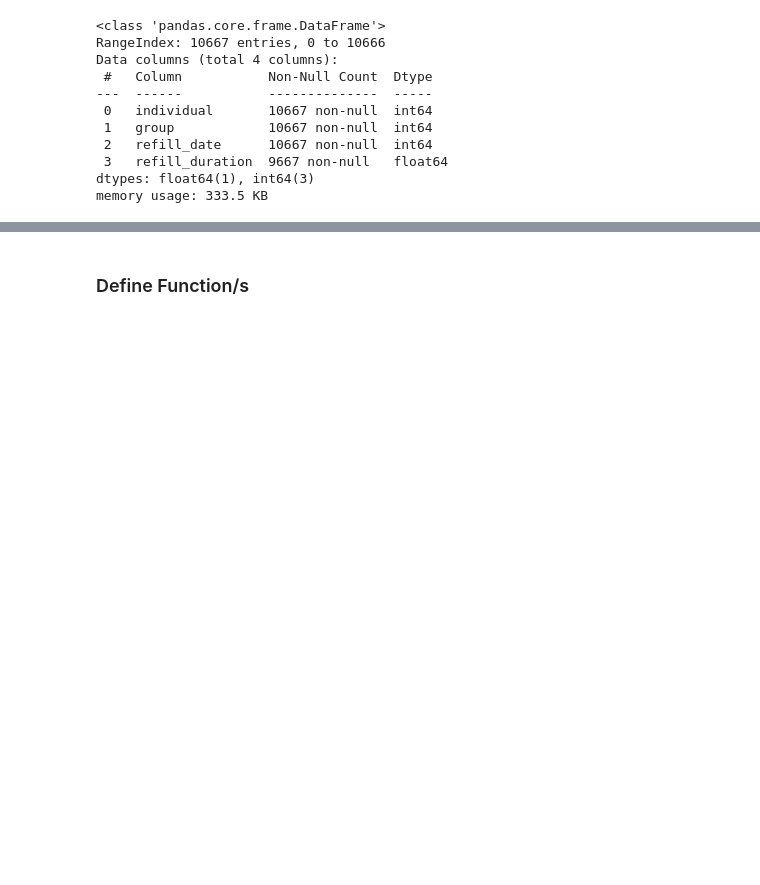
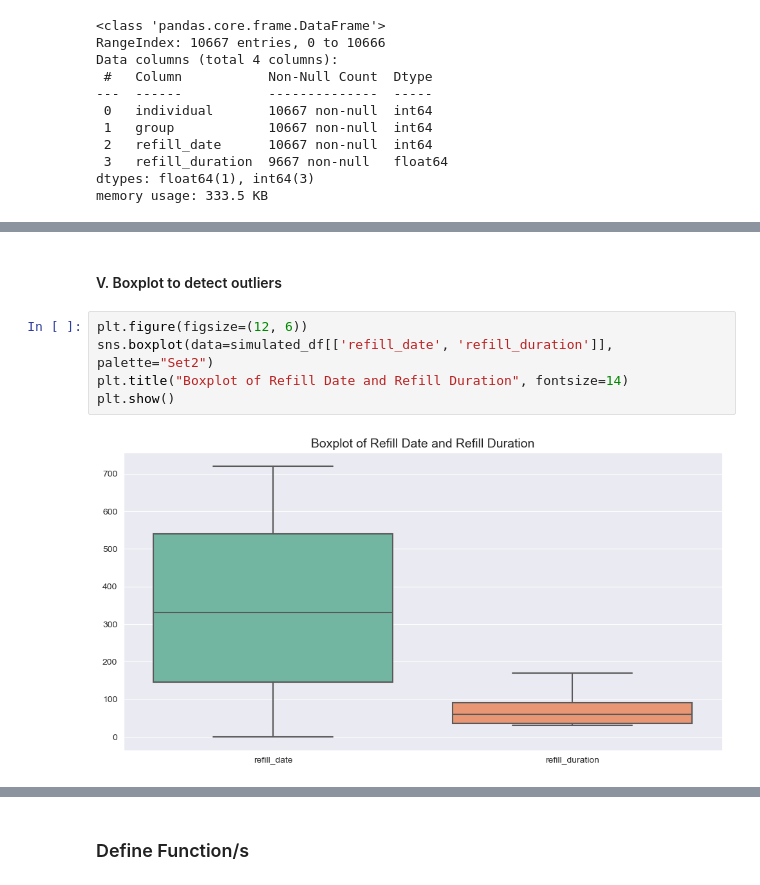
Before and after one commit to zeusschoolacc/SEE_PY, a Jupyter notebook: src/main.ipynb, the cells around one changed output, grey strips where cells are left out. Cells and saved outputs as stored; diff of their text form; blank space fills up the shorter version.

```diff
--- a/src/main.ipynb
+++ b/src/main.ipynb
@@ -57,0 +96,9 @@ memory usage: 333.5 KB
+# %% [markdown]
+#### V. Boxplot to detect outliers
+# %%
+plt.figure(figsize=(12, 6))
+sns.boxplot(data=simulated_df[['refill_date', 'refill_duration']], palette="Set2")
+plt.title("Boxplot of Refill Date and Refill Duration", fontsize=14)
+plt.show()
+# %% [output]
+[figure, added]
```
Also changed, not shown: parts of 14 cells of this notebook.
